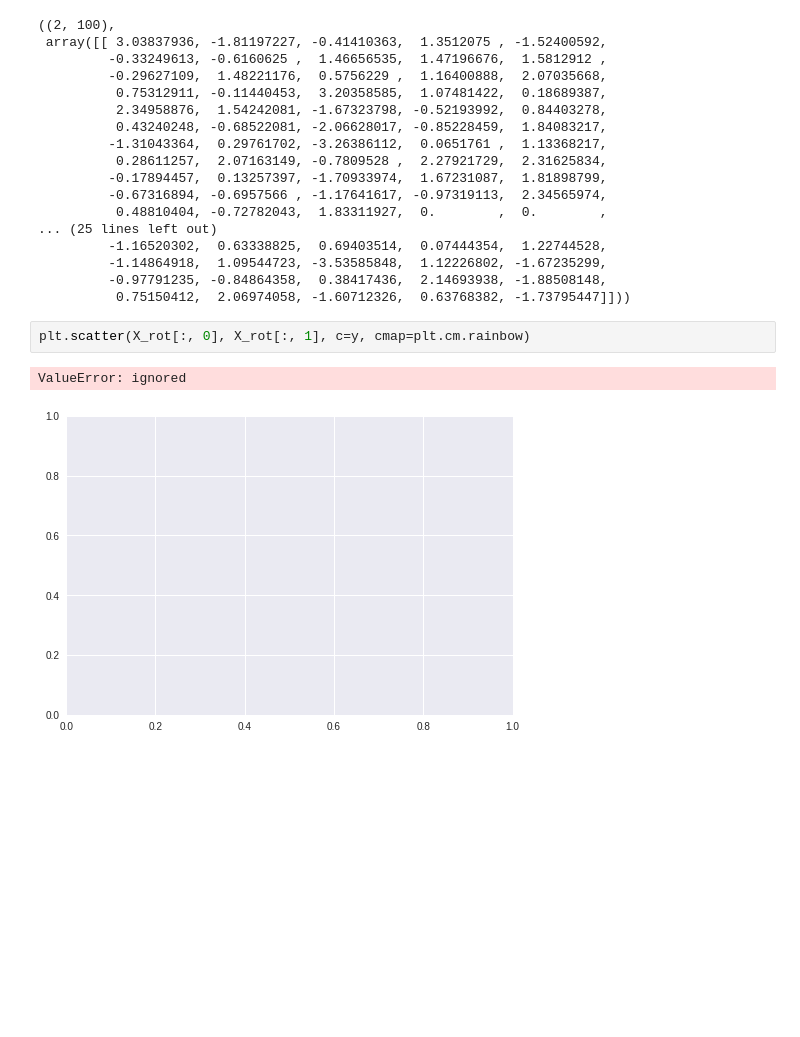
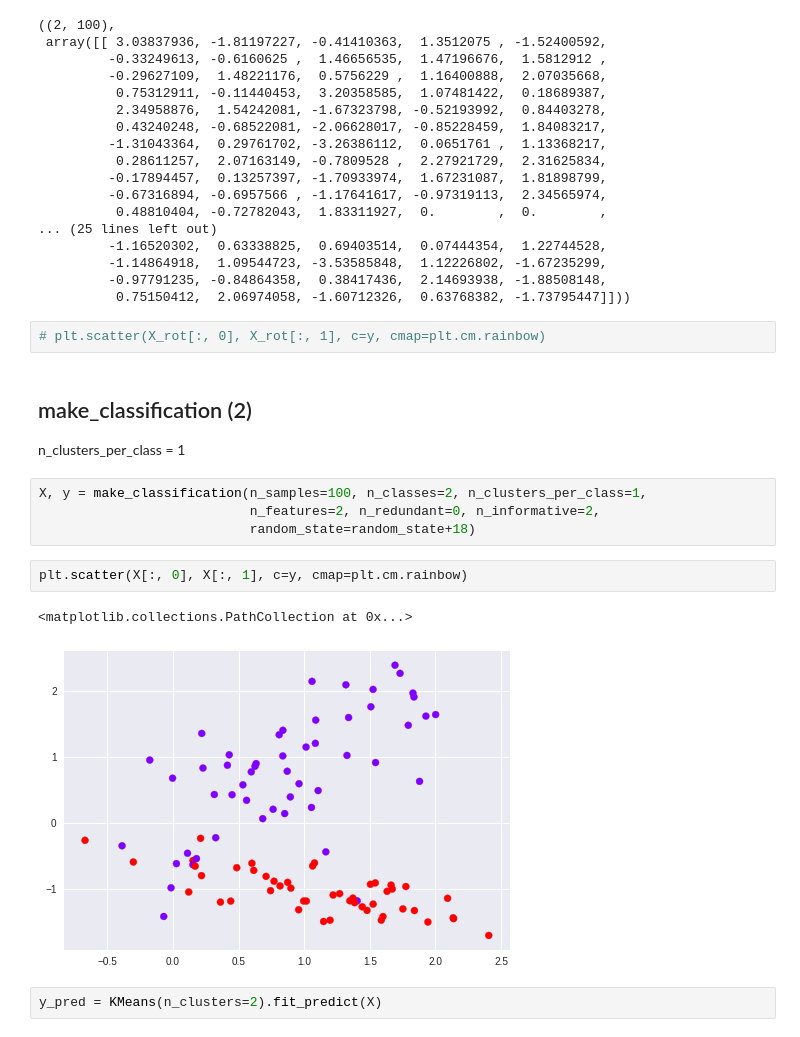
Before and after one commit to aakashv000/Machine-Learning-Lab-CS3103, a Jupyter notebook: Lab_5_Cross_Validation,_Bias_and_Variance.ipynb, the cells around one changed output. Cells and saved outputs as stored; diff of their text form; blank space fills up the shorter version.

Commit message:
rotation of data failed and make_classification (2) added

```diff
--- a/Lab_5_Cross_Validation,_Bias_and_Variance.ipynb
+++ b/Lab_5_Cross_Validation,_Bias_and_Variance.ipynb
@@ -316,7 +346,18 @@ X_rot.shape, X_rot
          -0.97791235, -0.84864358,  0.38417436,  2.14693938, -1.88508148,
           0.75150412,  2.06974058, -1.60712326,  0.63768382, -1.73795447]]))
 # %%
-plt.scatter(X_rot[:, 0], X_rot[:, 1], c=y, cmap=plt.cm.rainbow)
+# plt.scatter(X_rot[:, 0], X_rot[:, 1], c=y, cmap=plt.cm.rainbow)
-# %% [output]
-ValueError: ignored
-[figure, removed]
+# %% [markdown]
+## make_classification (2)
+n_clusters_per_class = 1
+# %%
+X, y = make_classification(n_samples=100, n_classes=2, n_clusters_per_class=1,
+                           n_features=2, n_redundant=0, n_informative=2,
+                           random_state=random_state+18)
+# %%
+plt.scatter(X[:, 0], X[:, 1], c=y, cmap=plt.cm.rainbow)
+# %% [output]
+<matplotlib.collections.PathCollection at 0x...>
+[figure, added]
+# %%
+y_pred = KMeans(n_clusters=2).fit_predict(X)
```
Also changed, not shown: parts of 5 cells of this notebook.
